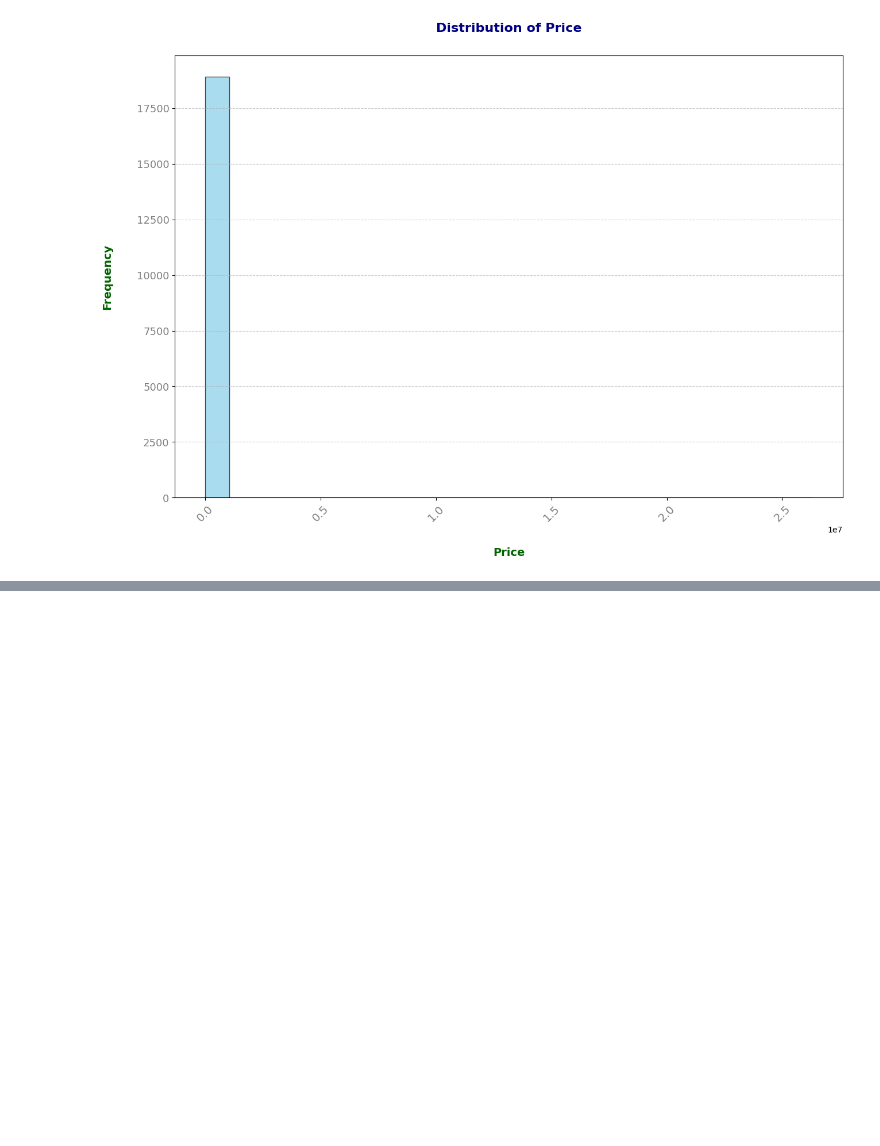
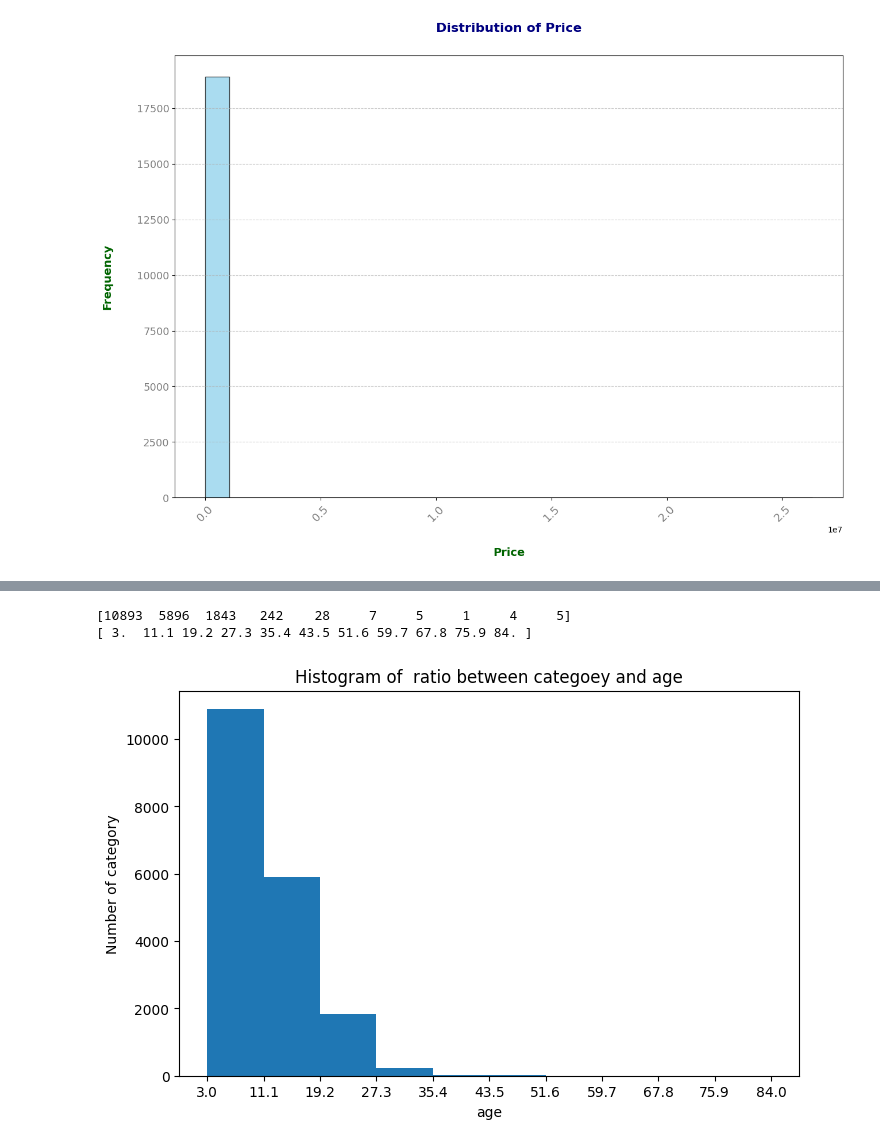
Before and after one commit to MounirReda/DV-Car-Price-Prediction-, a Jupyter notebook: dv-car-price-prediction.ipynb, the cells around one changed output, grey strips where cells are left out. Cells and saved outputs as stored; diff of their text form; code cells hidden in the pictures; blank space fills up the shorter version.

```diff
--- a/dv-car-price-prediction.ipynb
+++ b/dv-car-price-prediction.ipynb
@@ -227,0 +280,19 @@ plt.show()
+# %%
+count, bin_edges = np.histogram(car_df['Age'])
+" "
+print(count)
+print(bin_edges)
+# %% [output]
+[10893  5896  1843   242    28     7     5     1     4     5]
+[ 3.  11.1 19.2 27.3 35.4 43.5 51.6 59.7 67.8 75.9 84. ]
+# %%
+count, bin_edges = np.histogram(car_df['Age'])
+car_df['Age'].plot(kind='hist', figsize=(8, 5), xticks=bin_edges)
+plt.title('Histogram of  ratio between categoey and age')
+# add y-label
+plt.ylabel('Number of category')
+# add x-label
+plt.xlabel('age')
+plt.show()
+# %% [output]
+[figure, added]
```
Also changed, not shown: parts of 9 cells of this notebook.
